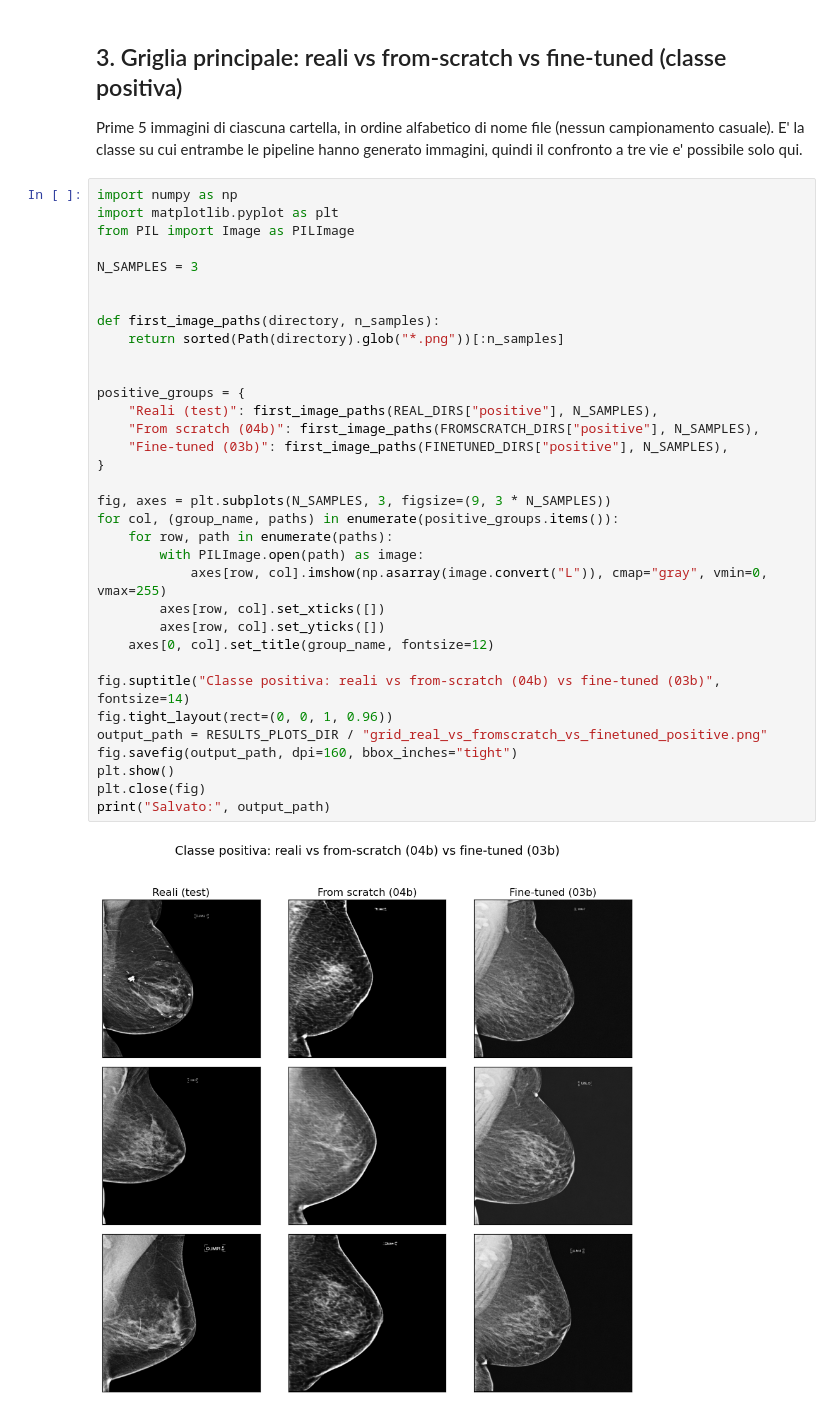
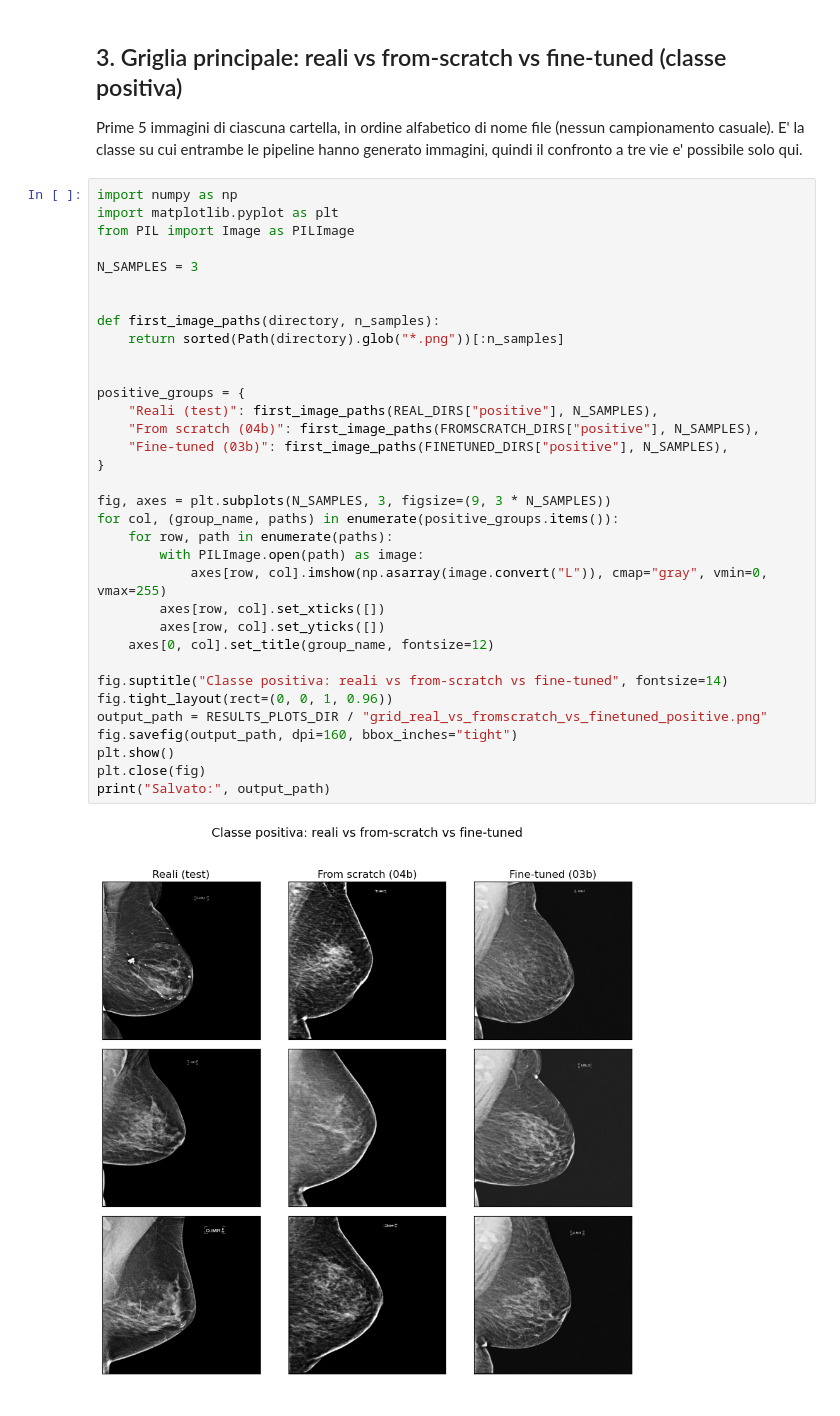
Before and after one commit to MarrasFederico/MammoDiffusion-v1.1, a Jupyter notebook: notebooks/04c_Confronto_FromScratch_vs_FineTuned.ipynb, the cells around one changed output. Cells and saved outputs as stored; diff of their text form.

```diff
--- a/notebooks/04c_Confronto_FromScratch_vs_FineTuned.ipynb
+++ b/notebooks/04c_Confronto_FromScratch_vs_FineTuned.ipynb
@@ -154,35 +154,35 @@ from PIL import Image as PILImage
 
 N_SAMPLES = 3
 
 
 def first_image_paths(directory, n_samples):
     return sorted(Path(directory).glob("*.png"))[:n_samples]
 
 
 positive_groups = {
     "Reali (test)": first_image_paths(REAL_DIRS["positive"], N_SAMPLES),
     "From scratch (04b)": first_image_paths(FROMSCRATCH_DIRS["positive"], N_SAMPLES),
     "Fine-tuned (03b)": first_image_paths(FINETUNED_DIRS["positive"], N_SAMPLES),
 }
 
 fig, axes = plt.subplots(N_SAMPLES, 3, figsize=(9, 3 * N_SAMPLES))
 for col, (group_name, paths) in enumerate(positive_groups.items()):
     for row, path in enumerate(paths):
         with PILImage.open(path) as image:
             axes[row, col].imshow(np.asarray(image.convert("L")), cmap="gray", vmin=0, vmax=255)
         axes[row, col].set_xticks([])
         axes[row, col].set_yticks([])
     axes[0, col].set_title(group_name, fontsize=12)
 
-fig.suptitle("Classe positiva: reali vs from-scratch (04b) vs fine-tuned (03b)", fontsize=14)
+fig.suptitle("Classe positiva: reali vs from-scratch vs fine-tuned", fontsize=14)
 fig.tight_layout(rect=(0, 0, 1, 0.96))
 output_path = RESULTS_PLOTS_DIR / "grid_real_vs_fromscratch_vs_finetuned_positive.png"
 fig.savefig(output_path, dpi=160, bbox_inches="tight")
 plt.show()
 plt.close(fig)
 print("Salvato:", output_path)
 # %% [output]
-[figure, old version]
+[figure, new version]
 Salvato: /Users/alexandro/Desktop/MammoDiffusion/results/10_confronto_fromscratch_vs_finetuned/plots/grid_real_vs_fromscratch_vs_finetuned_positive.png
 # %% [markdown]
 ## 5. Metriche finali sul test set
```
Also changed, not shown: parts of 3 cells of this notebook, 10 other files.
